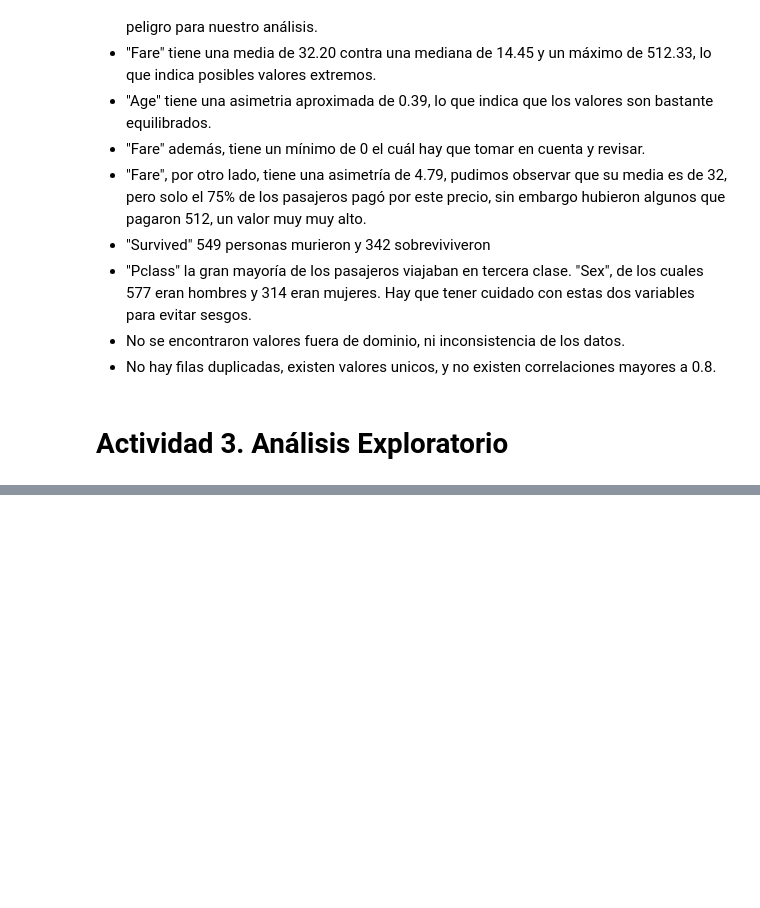
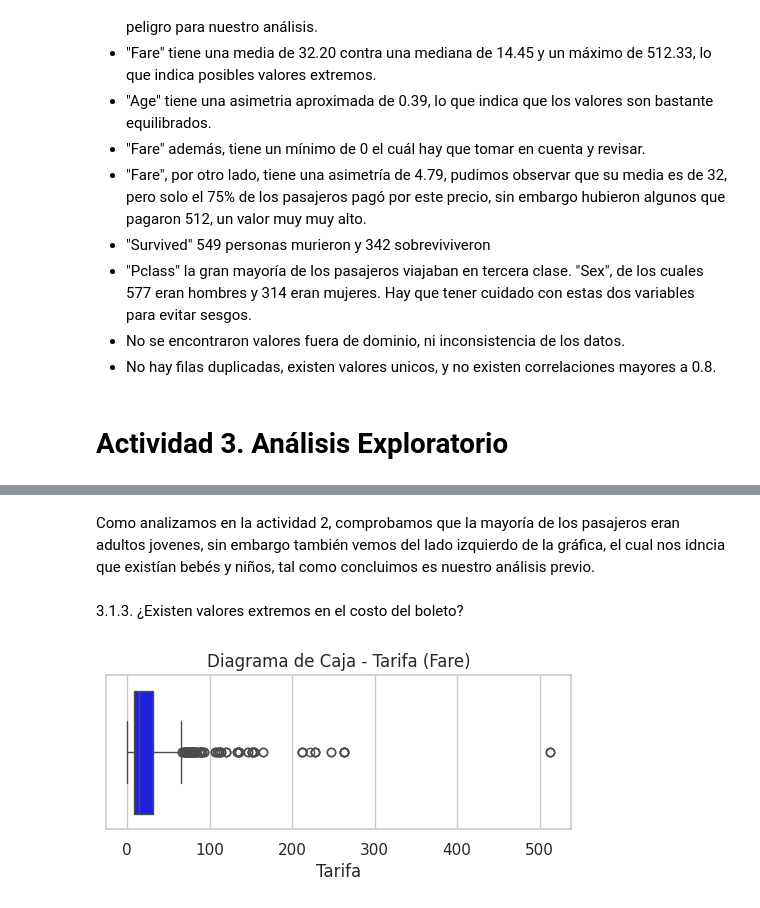
Before and after one commit to FabsRobles/Practica2-IA, a Jupyter notebook: notebook/Titanic_EDA.ipynb, the cells around one changed output, grey strips where cells are left out. Saved outputs shown, nothing was run; the diff lists cells and outputs as text; code cells hidden in the pictures; blank space fills up the shorter version.

```diff
--- a/notebook/Titanic_EDA.ipynb
+++ b/notebook/Titanic_EDA.ipynb
@@ -449,0 +485,12 @@ Name: Survived, dtype: float64
+# %% [markdown]
+Como analizamos en la actividad 2, comprobamos que la mayoría de los pasajeros eran adultos jovenes, sin embargo también vemos del lado izquierdo de la gráfica, el cual nos idncia que existían bebés y niños, tal como concluimos es nuestro análisis previo.
+# %% [markdown]
+3.1.3. ¿Existen valores extremos en el costo del boleto?
+# %%
+plt.figure(figsize=(6, 2))
+sns.boxplot(x=df['Fare'], color='blue')
+plt.title('Diagrama de Caja - Tarifa (Fare)')
+plt.xlabel('Tarifa')
+plt.show()
+# %% [output]
+[figure, added]
```
Also changed, not shown: parts of 10 cells of this notebook.
